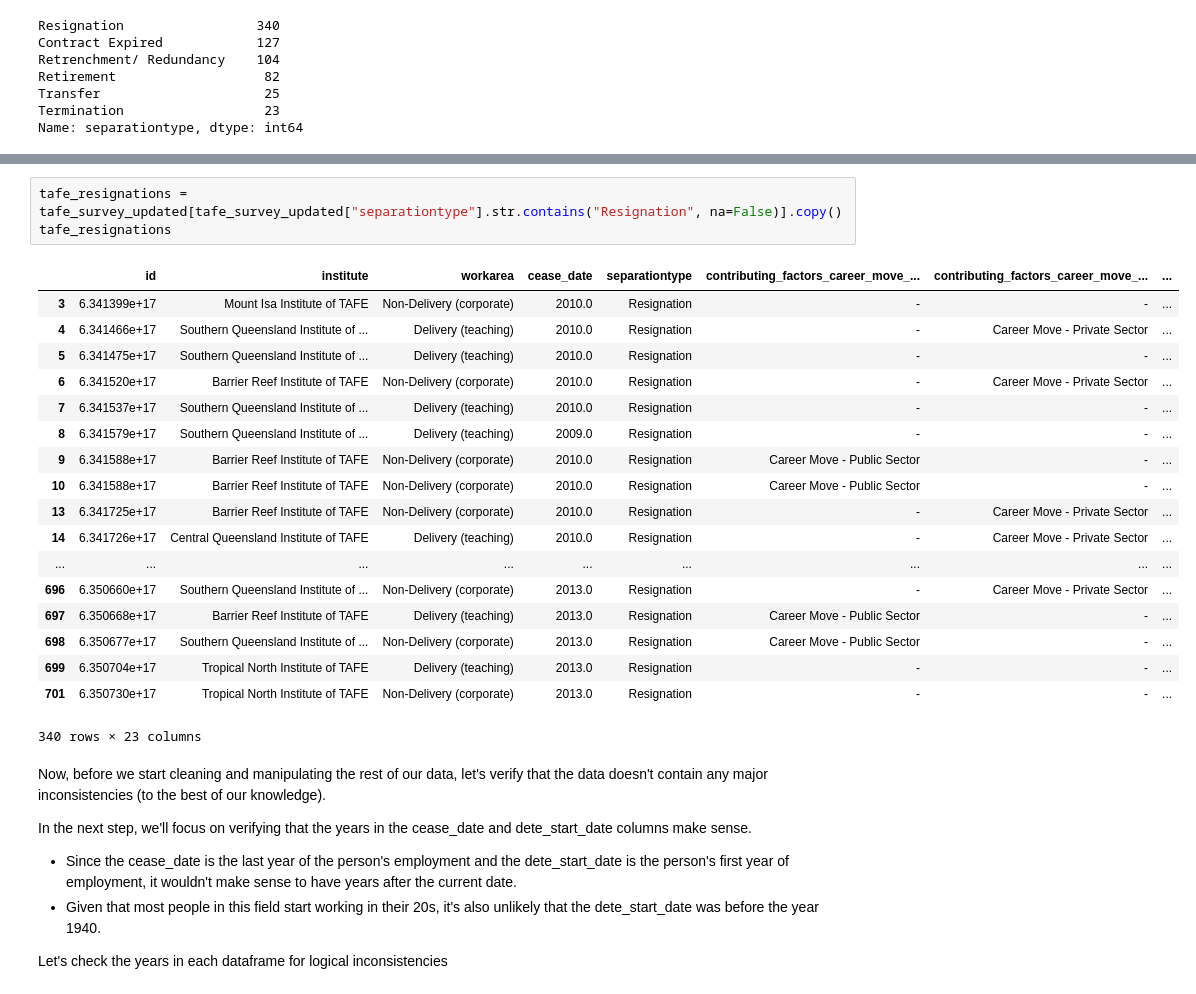
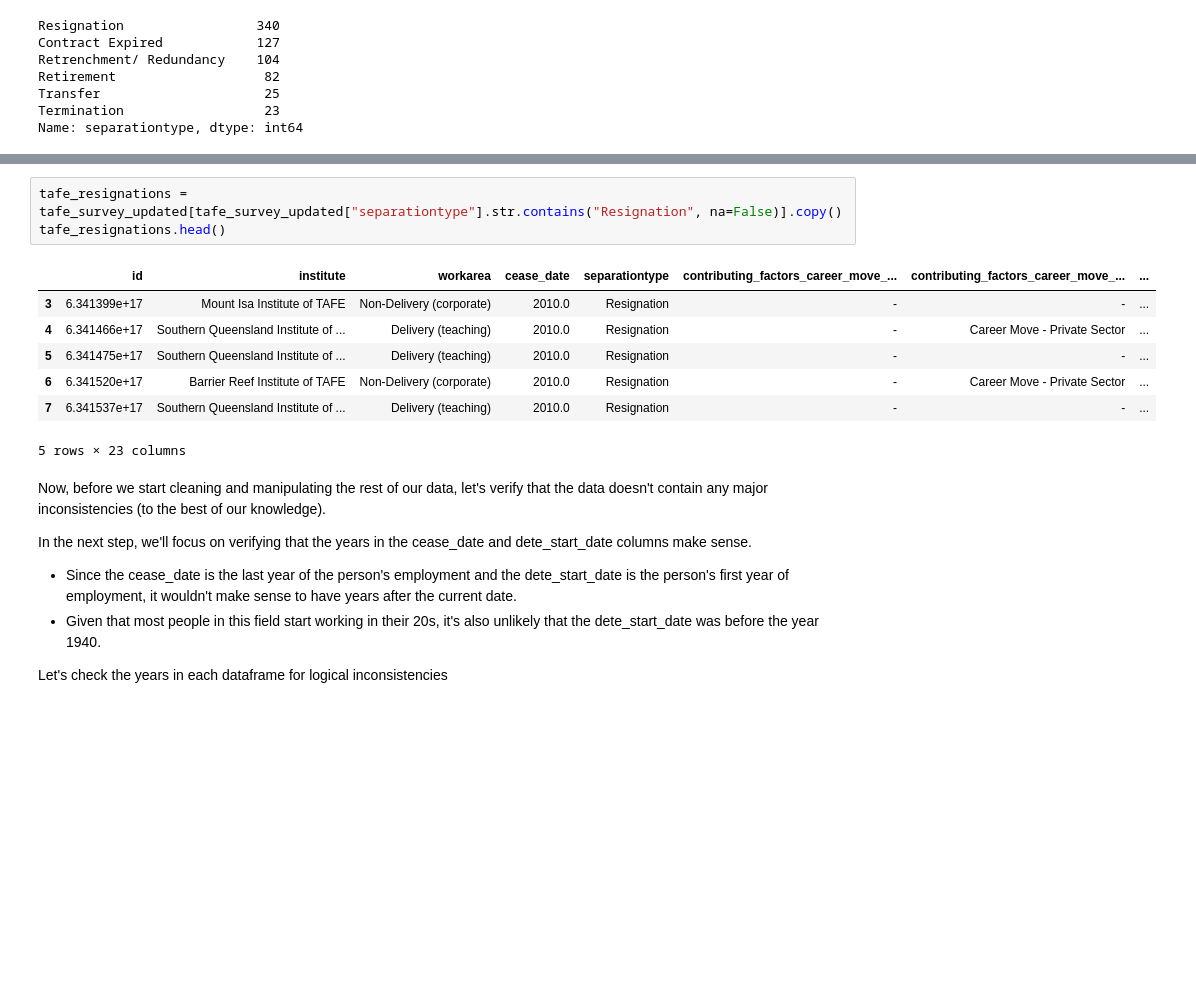
Before and after one commit to eugene-petrash/employees-resigning, a Jupyter notebook: main.ipynb, the cells around one changed output, grey strips where cells are left out. Cells and saved outputs as stored; diff of their text form; blank space fills up the shorter version.

```diff
--- a/main.ipynb
+++ b/main.ipynb
@@ -329,25 +318,14 @@ dete_resignations
 # %%
 tafe_resignations = tafe_survey_updated[tafe_survey_updated["separationtype"].str.contains("Resignation", na=False)].copy()
-tafe_resignations
+tafe_resignations.head()
 # %% [output]
 |  | id | institute | workarea | cease_date | separationtype | contributing_factors_career_move_... | contributing_factors_career_move_... | ... |
 | 3 | 6.341399e+17 | Mount Isa Institute of TAFE | Non-Delivery (corporate) | 2010.0 | Resignation | - | - | ... |
 | 4 | 6.341466e+17 | Southern Queensland Institute of ... | Delivery (teaching) | 2010.0 | Resignation | - | Career Move - Private Sector | ... |
 | 5 | 6.341475e+17 | Southern Queensland Institute of ... | Delivery (teaching) | 2010.0 | Resignation | - | - | ... |
 | 6 | 6.341520e+17 | Barrier Reef Institute of TAFE | Non-Delivery (corporate) | 2010.0 | Resignation | - | Career Move - Private Sector | ... |
 | 7 | 6.341537e+17 | Southern Queensland Institute of ... | Delivery (teaching) | 2010.0 | Resignation | - | - | ... |
-| 8 | 6.341579e+17 | Southern Queensland Institute of ... | Delivery (teaching) | 2009.0 | Resignation | - | - | ... |
-| 9 | 6.341588e+17 | Barrier Reef Institute of TAFE | Non-Delivery (corporate) | 2010.0 | Resignation | Career Move - Public Sector | - | ... |
-| 10 | 6.341588e+17 | Barrier Reef Institute of TAFE | Non-Delivery (corporate) | 2010.0 | Resignation | Career Move - Public Sector | - | ... |
-| 13 | 6.341725e+17 | Barrier Reef Institute of TAFE | Non-Delivery (corporate) | 2010.0 | Resignation | - | Career Move - Private Sector | ... |
-| 14 | 6.341726e+17 | Central Queensland Institute of TAFE | Delivery (teaching) | 2010.0 | Resignation | - | Career Move - Private Sector | ... |
-| ... | ... | ... | ... | ... | ... | ... | ... | ... |
-| 696 | 6.350660e+17 | Southern Queensland Institute of ... | Non-Delivery (corporate) | 2013.0 | Resignation | - | Career Move - Private Sector | ... |
-| 697 | 6.350668e+17 | Barrier Reef Institute of TAFE | Delivery (teaching) | 2013.0 | Resignation | Career Move - Public Sector | - | ... |
-| 698 | 6.350677e+17 | Southern Queensland Institute of ... | Non-Delivery (corporate) | 2013.0 | Resignation | Career Move - Public Sector | - | ... |
-| 699 | 6.350704e+17 | Tropical North Institute of TAFE | Delivery (teaching) | 2013.0 | Resignation | - | - | ... |
-| 701 | 6.350730e+17 | Tropical North Institute of TAFE | Non-Delivery (corporate) | 2013.0 | Resignation | - | - | ... |
-340 rows × 23 columns
+5 rows × 23 columns
 # %% [markdown]
 Now, before we start cleaning and manipulating the rest of our data, let's verify that the data doesn't contain any major inconsistencies (to the best of our knowledge).
 
```
Also changed, not shown: parts of 1 cell of this notebook.
